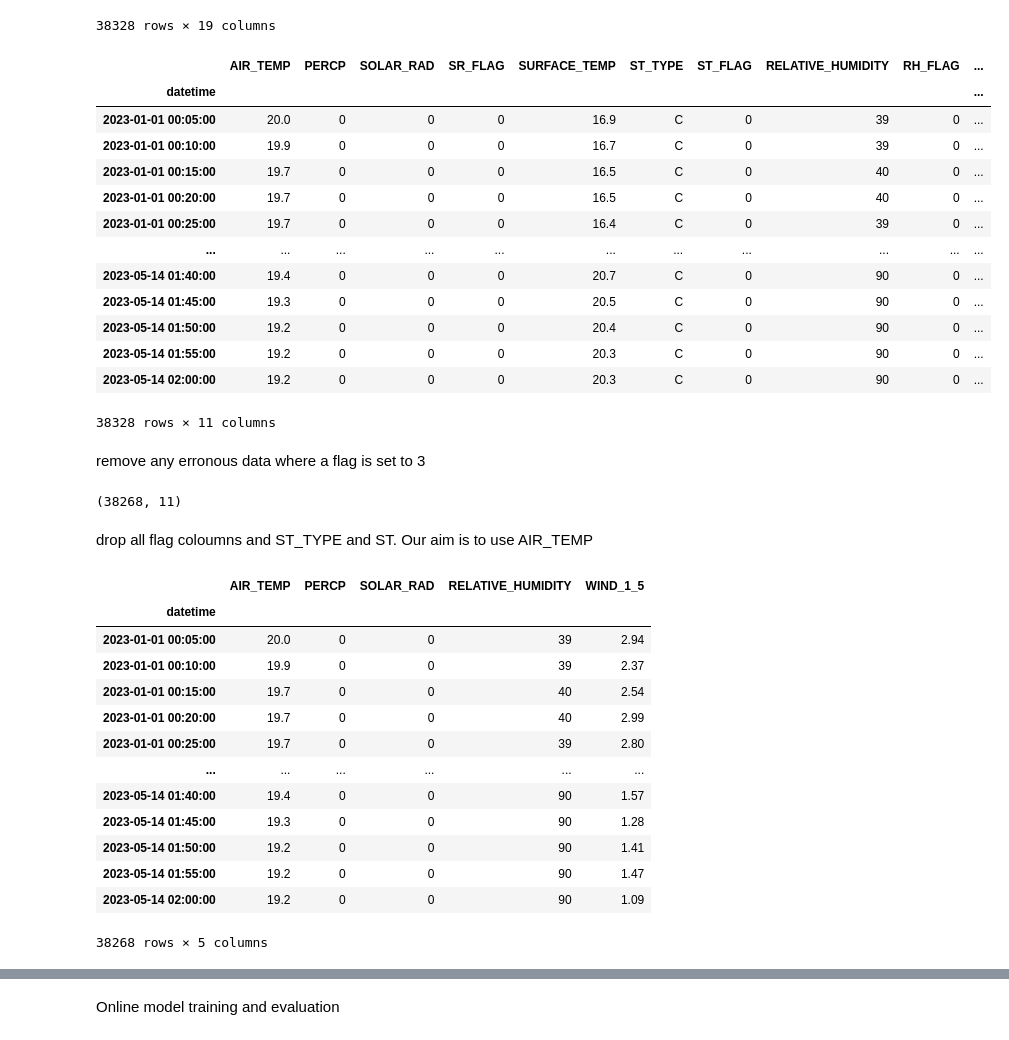
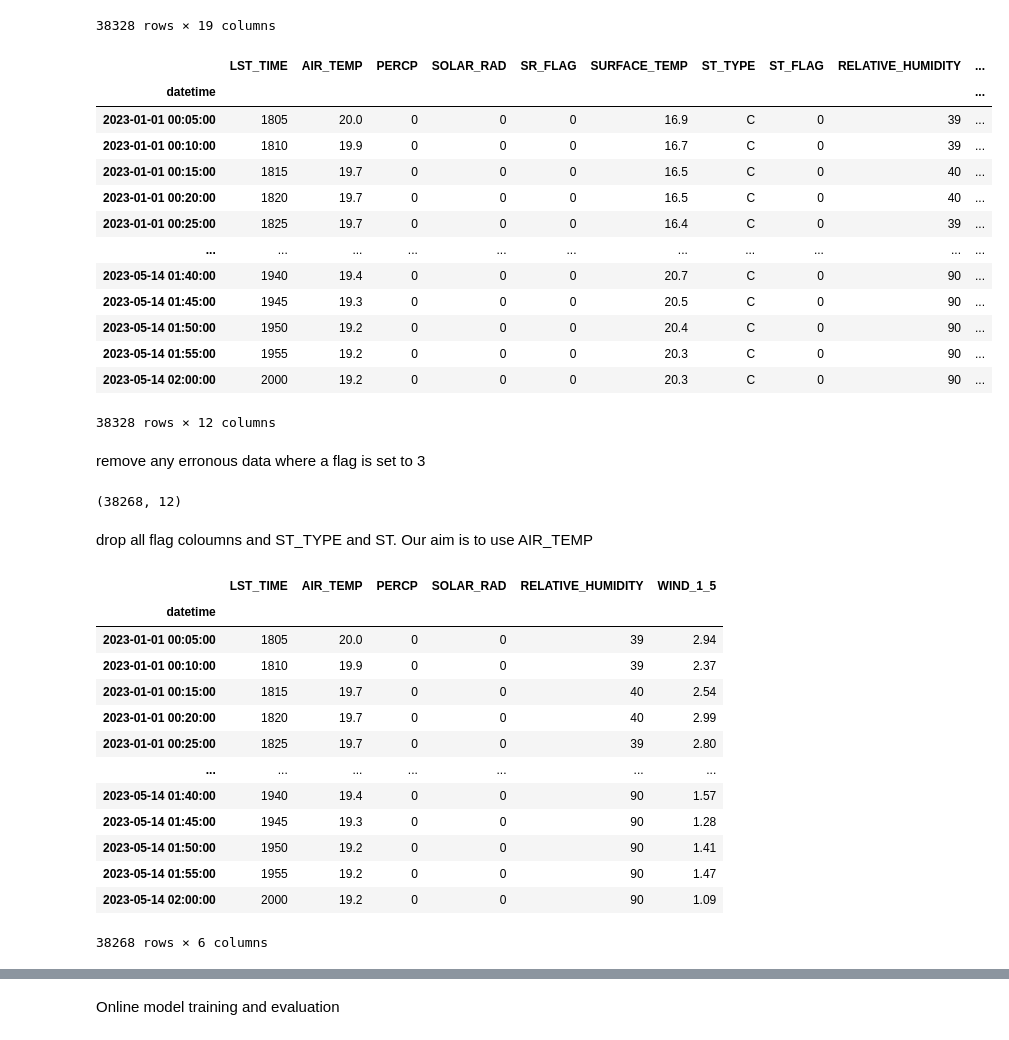
Before and after one commit to Muckthebuck/2023-Energy-kit, a Jupyter notebook: solar_temp_predictions.ipynb, the cells around one changed output, grey strips where cells are left out. Cells and saved outputs as stored; diff of their text form; code cells hidden in the pictures.

```diff
--- a/solar_temp_predictions.ipynb
+++ b/solar_temp_predictions.ipynb
@@ -39,54 +39,54 @@ df
 # %%
 df['datetime'] = df['UTC_DATE'].astype(str) + df['UTC_TIME'].astype(str).str.zfill(4)
 # convert the combined column to datetime
 df['datetime'] = pd.to_datetime(df['datetime'], format='%Y%m%d%H%M')
 # set the datetime column as the index
 df.set_index('datetime', inplace=True)
 # drop the 'UTC_DATE' and 'UTC_TIME' columns
-df = df.drop(['UTC_DATE', 'UTC_TIME', 'WABANNO', 'LST_DATE', 'LST_TIME', 'CRX_VN', 'LONG', 'LAT'], axis=1)
+df = df.drop(['UTC_DATE', 'UTC_TIME', 'WABANNO', 'LST_DATE', 'CRX_VN', 'LONG', 'LAT'], axis=1)
 df
 # %% [output]
-|  | AIR_TEMP | PERCP | SOLAR_RAD | SR_FLAG | SURFACE_TEMP | ST_TYPE | ST_FLAG | RELATIVE_HUMIDITY | RH_FLAG | ... |
+|  | LST_TIME | AIR_TEMP | PERCP | SOLAR_RAD | SR_FLAG | SURFACE_TEMP | ST_TYPE | ST_FLAG | RELATIVE_HUMIDITY | ... |
 | datetime |  |  |  |  |  |  |  |  |  | ... |
-| 2023-01-01 00:05:00 | 20.0 | 0 | 0 | 0 | 16.9 | C | 0 | 39 | 0 | ... |
-| 2023-01-01 00:10:00 | 19.9 | 0 | 0 | 0 | 16.7 | C | 0 | 39 | 0 | ... |
-| 2023-01-01 00:15:00 | 19.7 | 0 | 0 | 0 | 16.5 | C | 0 | 40 | 0 | ... |
-| 2023-01-01 00:20:00 | 19.7 | 0 | 0 | 0 | 16.5 | C | 0 | 40 | 0 | ... |
-| 2023-01-01 00:25:00 | 19.7 | 0 | 0 | 0 | 16.4 | C | 0 | 39 | 0 | ... |
+| 2023-01-01 00:05:00 | 1805 | 20.0 | 0 | 0 | 0 | 16.9 | C | 0 | 39 | ... |
+| 2023-01-01 00:10:00 | 1810 | 19.9 | 0 | 0 | 0 | 16.7 | C | 0 | 39 | ... |
+| 2023-01-01 00:15:00 | 1815 | 19.7 | 0 | 0 | 0 | 16.5 | C | 0 | 40 | ... |
+| 2023-01-01 00:20:00 | 1820 | 19.7 | 0 | 0 | 0 | 16.5 | C | 0 | 40 | ... |
+| 2023-01-01 00:25:00 | 1825 | 19.7 | 0 | 0 | 0 | 16.4 | C | 0 | 39 | ... |
 | ... | ... | ... | ... | ... | ... | ... | ... | ... | ... | ... |
-| 2023-05-14 01:40:00 | 19.4 | 0 | 0 | 0 | 20.7 | C | 0 | 90 | 0 | ... |
-| 2023-05-14 01:45:00 | 19.3 | 0 | 0 | 0 | 20.5 | C | 0 | 90 | 0 | ... |
-| 2023-05-14 01:50:00 | 19.2 | 0 | 0 | 0 | 20.4 | C | 0 | 90 | 0 | ... |
-| 2023-05-14 01:55:00 | 19.2 | 0 | 0 | 0 | 20.3 | C | 0 | 90 | 0 | ... |
-| 2023-05-14 02:00:00 | 19.2 | 0 | 0 | 0 | 20.3 | C | 0 | 90 | 0 | ... |
+| 2023-05-14 01:40:00 | 1940 | 19.4 | 0 | 0 | 0 | 20.7 | C | 0 | 90 | ... |
+| 2023-05-14 01:45:00 | 1945 | 19.3 | 0 | 0 | 0 | 20.5 | C | 0 | 90 | ... |
+| 2023-05-14 01:50:00 | 1950 | 19.2 | 0 | 0 | 0 | 20.4 | C | 0 | 90 | ... |
+| 2023-05-14 01:55:00 | 1955 | 19.2 | 0 | 0 | 0 | 20.3 | C | 0 | 90 | ... |
+| 2023-05-14 02:00:00 | 2000 | 19.2 | 0 | 0 | 0 | 20.3 | C | 0 | 90 | ... |
-38328 rows × 11 columns
+38328 rows × 12 columns
 # %% [markdown]
 remove any erronous data where a flag is set to 3
 # %%
 df = df[~((df['SR_FLAG'] == 3) | (df['ST_FLAG'] == 3) | (df['RH_FLAG'] == 3) | (df['WIND_FLAG'] == 3))]
 df.shape
 # %% [output]
-(38268, 11)
+(38268, 12)
 # %% [markdown]
 drop all flag coloumns and  ST_TYPE and ST. Our aim is to use AIR_TEMP
 # %%
 df = df.drop(['SR_FLAG', 'ST_FLAG', 'RH_FLAG', 'WIND_FLAG', 'ST_TYPE', 'SURFACE_TEMP'], axis=1)
 df
 # %% [output]
-|  | AIR_TEMP | PERCP | SOLAR_RAD | RELATIVE_HUMIDITY | WIND_1_5 |
-| datetime |  |  |  |  |  |
-| 2023-01-01 00:05:00 | 20.0 | 0 | 0 | 39 | 2.94 |
-| 2023-01-01 00:10:00 | 19.9 | 0 | 0 | 39 | 2.37 |
-| 2023-01-01 00:15:00 | 19.7 | 0 | 0 | 40 | 2.54 |
-| 2023-01-01 00:20:00 | 19.7 | 0 | 0 | 40 | 2.99 |
-| 2023-01-01 00:25:00 | 19.7 | 0 | 0 | 39 | 2.80 |
-| ... | ... | ... | ... | ... | ... |
-| 2023-05-14 01:40:00 | 19.4 | 0 | 0 | 90 | 1.57 |
-| 2023-05-14 01:45:00 | 19.3 | 0 | 0 | 90 | 1.28 |
-| 2023-05-14 01:50:00 | 19.2 | 0 | 0 | 90 | 1.41 |
-| 2023-05-14 01:55:00 | 19.2 | 0 | 0 | 90 | 1.47 |
-| 2023-05-14 02:00:00 | 19.2 | 0 | 0 | 90 | 1.09 |
+|  | LST_TIME | AIR_TEMP | PERCP | SOLAR_RAD | RELATIVE_HUMIDITY | WIND_1_5 |
+| datetime |  |  |  |  |  |  |
+| 2023-01-01 00:05:00 | 1805 | 20.0 | 0 | 0 | 39 | 2.94 |
+| 2023-01-01 00:10:00 | 1810 | 19.9 | 0 | 0 | 39 | 2.37 |
+| 2023-01-01 00:15:00 | 1815 | 19.7 | 0 | 0 | 40 | 2.54 |
+| 2023-01-01 00:20:00 | 1820 | 19.7 | 0 | 0 | 40 | 2.99 |
+| 2023-01-01 00:25:00 | 1825 | 19.7 | 0 | 0 | 39 | 2.80 |
+| ... | ... | ... | ... | ... | ... | ... |
+| 2023-05-14 01:40:00 | 1940 | 19.4 | 0 | 0 | 90 | 1.57 |
+| 2023-05-14 01:45:00 | 1945 | 19.3 | 0 | 0 | 90 | 1.28 |
+| 2023-05-14 01:50:00 | 1950 | 19.2 | 0 | 0 | 90 | 1.41 |
+| 2023-05-14 01:55:00 | 1955 | 19.2 | 0 | 0 | 90 | 1.47 |
+| 2023-05-14 02:00:00 | 2000 | 19.2 | 0 | 0 | 90 | 1.09 |
-38268 rows × 5 columns
+38268 rows × 6 columns
 # %%
 # Create correlation matrix
 corr_matrix = df.corr().abs()
```
Also changed, not shown: parts of 11 cells of this notebook, 24 other files.
